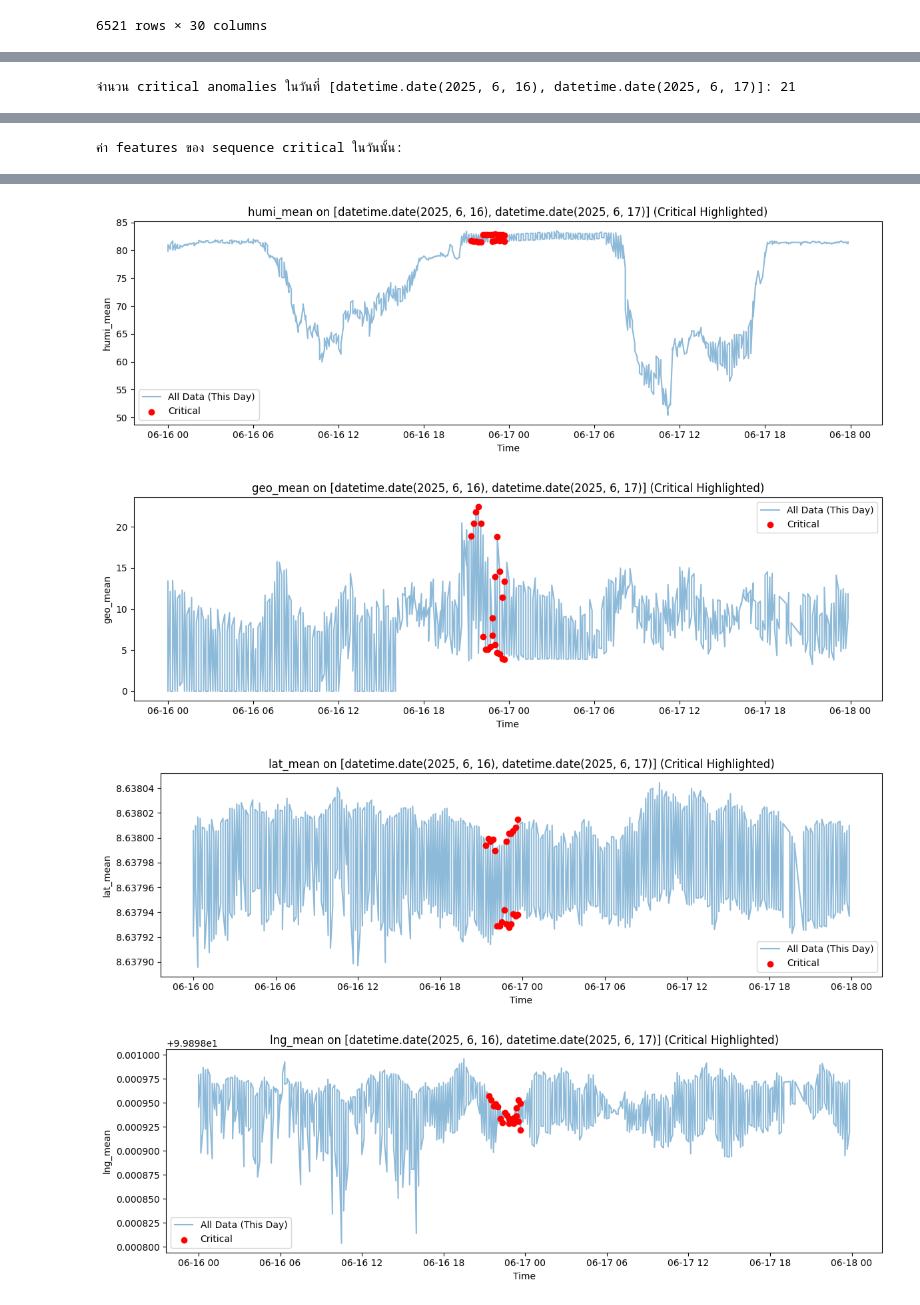
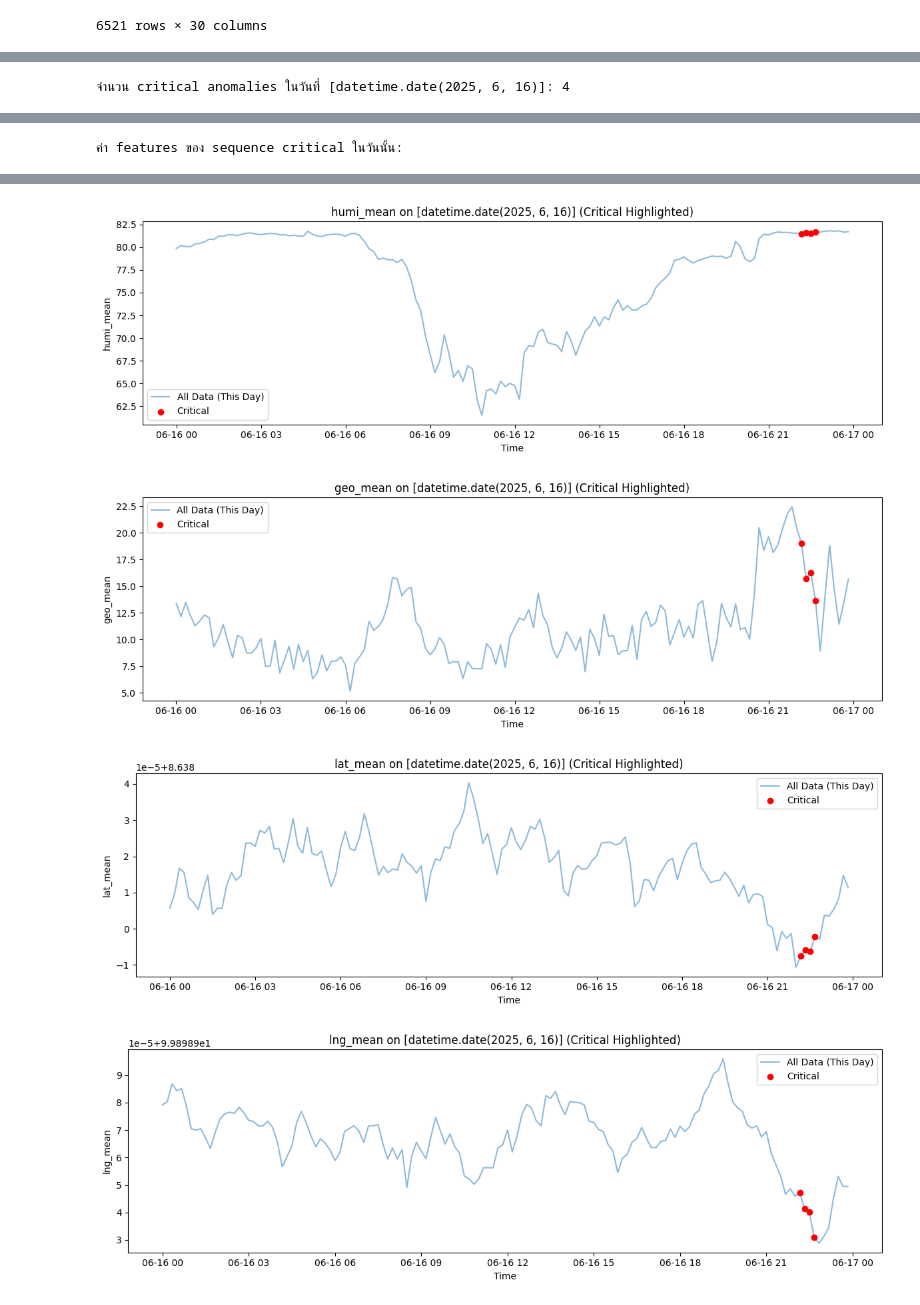
Before and after one commit to Ahmadaduwa/Landslide, a Jupyter notebook: models/LSTM_Autoencoders/LSTM_Autoencoders4.ipynb, the cells around one changed output, grey strips where cells are left out. Cells and saved outputs as stored; diff of their text form; code cells hidden in the pictures.

```diff
--- a/models/LSTM_Autoencoders/LSTM_Autoencoders4.ipynb
+++ b/models/LSTM_Autoencoders/LSTM_Autoencoders4.ipynb
@@ -289,8 +291,7 @@ df_test
 | 6520 | 2025-06-29 20:20:00 | 25.600000 | 0.000000 | 25.600000 | 25.600000 | 0.0 | 0.0 | 0.0 | 0.0 | ... |
 6521 rows × 30 columns
 # %%
-
-#df_test = df_test[df_test['devID'] == 102]  # devID เป็น int ใน df_test
+df_test = df_test[df_test['devID'] == 101]  # devID เป็น int ใน df_test
 df_original_features = df_test.copy()
 
 df_test['timestamp'] = pd.to_datetime(df_test['timestamp'])
@@ -360,7 +366,7 @@ df_results = pd.DataFrame({
 
 # === 8. คำนวณ thresholds และกำหนด Anomaly Level ===
 threshold_warning = 0.008
-threshold_critical = np.percentile(reconstruction_error, 99)
+threshold_critical = 0.01009
 #threshold_warning = 0.00758 95%
 #threshold_critical = 0.01009 99%
 
@@ -537,12 +543,12 @@ plt.show()
 from IPython.display import display
 
 # เลือกเฉพาะวันที่ 15 ถึง 18 มิ.ย. 2025
-dates_of_interest = [pd.to_datetime(f'2025-06-{day:02d}').date() for day in range(16, 18)]
+dates_of_interest = [pd.to_datetime(f'2025-06-{day:02d}').date() for day in range(16, 17)]
 
 # กรองข้อมูลที่ anomaly_level เป็น critical และอยู่ในวันที่ที่สนใจ
 critical_on_date = df_results[
     (df_results['timestamp'].dt.date.isin(dates_of_interest)) &
-    (df_results['anomaly_level'] == 'warning')  # เปลี่ยนเป็น 'critical' ถ้าต้องการเฉพาะ critical
+    (df_results['anomaly_level'] == 'critical')  # เปลี่ยนเป็น 'critical' ถ้าต้องการเฉพาะ critical
 ]
 
 print(f"จำนวน critical anomalies ในวันที่ {dates_of_interest}: {len(critical_on_date)}")
@@ -603,5 +609,5 @@ for feature in features_to_show:
     plt.tight_layout()
     plt.show()
 # %% [output]
-จำนวน critical anomalies ในวันที่ [datetime.date(2025, 6, 16), datetime.date(2025, 6, 17)]: 21
+จำนวน critical anomalies ในวันที่ [datetime.date(2025, 6, 16)]: 4
 |  | devID | timestamp | reconstruction_error | original_df_index |
@@ -646,4 +628,4 @@ for feature in features_to_show:
-[figure, old version]
+[figure, new version]
-[figure, old version]
+[figure, new version]
-[figure, old version]
+[figure, new version]
-[figure, old version]
+[figure, new version]
```
Also changed, not shown: parts of 11 cells of this notebook, 26 other files.
